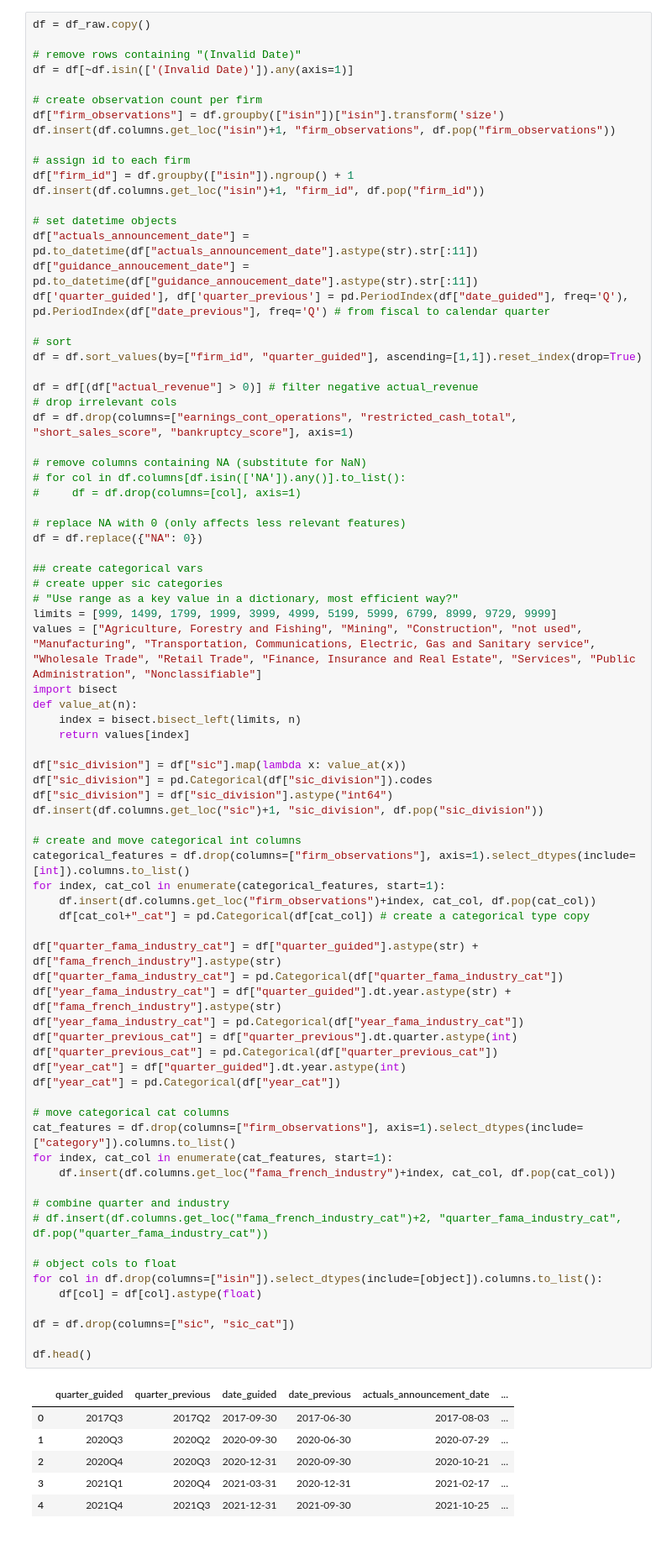
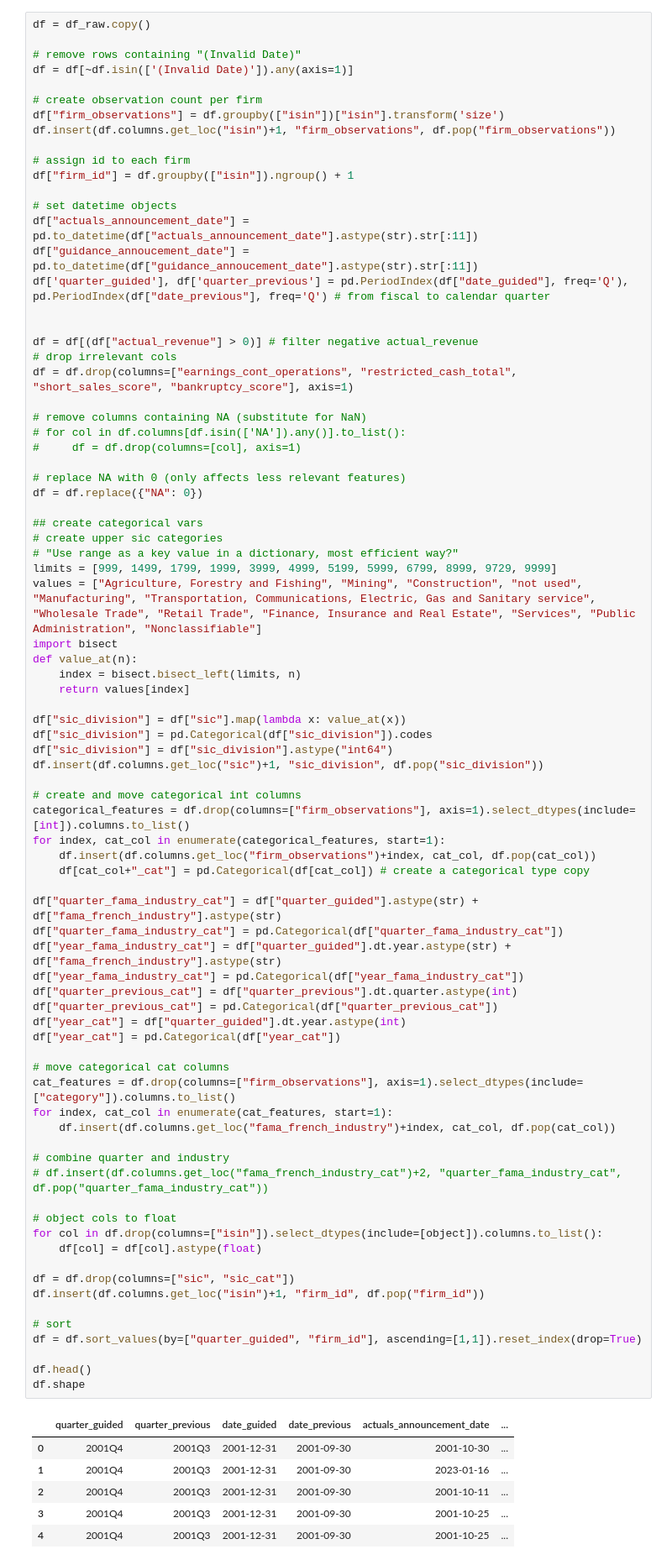
Before and after one commit to hannez11/revenue-forecasting, a Jupyter notebook: 011323_Forecasting_Cleaning.ipynb, the cells around one changed output. Shown at 84% size. Saved outputs shown, nothing was run; the diff lists cells and outputs as text.

```diff
--- a/011323_Forecasting_Cleaning.ipynb
+++ b/011323_Forecasting_Cleaning.ipynb
@@ -40,15 +40,12 @@ df.insert(df.columns.get_loc("isin")+1, "firm_observations", df.pop("firm_observ
 
 # assign id to each firm
 df["firm_id"] = df.groupby(["isin"]).ngroup() + 1
-df.insert(df.columns.get_loc("isin")+1, "firm_id", df.pop("firm_id"))
 
 # set datetime objects
 df["actuals_announcement_date"] = pd.to_datetime(df["actuals_announcement_date"].astype(str).str[:11])
 df["guidance_annoucement_date"] = pd.to_datetime(df["guidance_annoucement_date"].astype(str).str[:11])
 df['quarter_guided'], df['quarter_previous'] = pd.PeriodIndex(df["date_guided"], freq='Q'), pd.PeriodIndex(df["date_previous"], freq='Q') # from fiscal to calendar quarter
 
-# sort
-df = df.sort_values(by=["firm_id", "quarter_guided"], ascending=[1,1]).reset_index(drop=True)
 
 df = df[(df["actual_revenue"] > 0)] # filter negative actual_revenue
 # drop irrelevant cols
@@ -81,35 +78,40 @@ categorical_features = df.drop(columns=["firm_observations"], axis=1).select_dty
 for index, cat_col in enumerate(categorical_features, start=1):
     df.insert(df.columns.get_loc("firm_observations")+index, cat_col, df.pop(cat_col))
     df[cat_col+"_cat"] = pd.Categorical(df[cat_col]) # create a categorical type copy
 
 df["quarter_fama_industry_cat"] = df["quarter_guided"].astype(str) + df["fama_french_industry"].astype(str)
 df["quarter_fama_industry_cat"] = pd.Categorical(df["quarter_fama_industry_cat"])
 df["year_fama_industry_cat"] = df["quarter_guided"].dt.year.astype(str) + df["fama_french_industry"].astype(str)
 df["year_fama_industry_cat"] = pd.Categorical(df["year_fama_industry_cat"])
 df["quarter_previous_cat"] = df["quarter_previous"].dt.quarter.astype(int)
 df["quarter_previous_cat"] = pd.Categorical(df["quarter_previous_cat"])
 df["year_cat"] = df["quarter_guided"].dt.year.astype(int)
 df["year_cat"] = pd.Categorical(df["year_cat"])
 
 # move categorical cat columns
 cat_features = df.drop(columns=["firm_observations"], axis=1).select_dtypes(include=["category"]).columns.to_list()
 for index, cat_col in enumerate(cat_features, start=1):
     df.insert(df.columns.get_loc("fama_french_industry")+index, cat_col, df.pop(cat_col))
 
 # combine quarter and industry
 # df.insert(df.columns.get_loc("fama_french_industry_cat")+2, "quarter_fama_industry_cat", df.pop("quarter_fama_industry_cat"))
 
 # object cols to float
 for col in df.drop(columns=["isin"]).select_dtypes(include=[object]).columns.to_list():
     df[col] = df[col].astype(float)
 
 df = df.drop(columns=["sic", "sic_cat"])
+df.insert(df.columns.get_loc("isin")+1, "firm_id", df.pop("firm_id"))
+
+# sort
+df = df.sort_values(by=["quarter_guided", "firm_id"], ascending=[1,1]).reset_index(drop=True)
 
 df.head()
+df.shape
 # %% [output]
 |  | quarter_guided | quarter_previous | date_guided | date_previous | actuals_announcement_date | ... |
-| 0 | 2017Q3 | 2017Q2 | 2017-09-30 | 2017-06-30 | 2017-08-03 | ... |
-| 1 | 2020Q3 | 2020Q2 | 2020-09-30 | 2020-06-30 | 2020-07-29 | ... |
-| 2 | 2020Q4 | 2020Q3 | 2020-12-31 | 2020-09-30 | 2020-10-21 | ... |
-| 3 | 2021Q1 | 2020Q4 | 2021-03-31 | 2020-12-31 | 2021-02-17 | ... |
-| 4 | 2021Q4 | 2021Q3 | 2021-12-31 | 2021-09-30 | 2021-10-25 | ... |
+| 0 | 2001Q4 | 2001Q3 | 2001-12-31 | 2001-09-30 | 2001-10-30 | ... |
+| 1 | 2001Q4 | 2001Q3 | 2001-12-31 | 2001-09-30 | 2023-01-16 | ... |
+| 2 | 2001Q4 | 2001Q3 | 2001-12-31 | 2001-09-30 | 2001-10-11 | ... |
+| 3 | 2001Q4 | 2001Q3 | 2001-12-31 | 2001-09-30 | 2001-10-25 | ... |
+| 4 | 2001Q4 | 2001Q3 | 2001-12-31 | 2001-09-30 | 2001-10-25 | ... |
```
Also changed, not shown: parts of 4 cells of this notebook, 1 other file.
